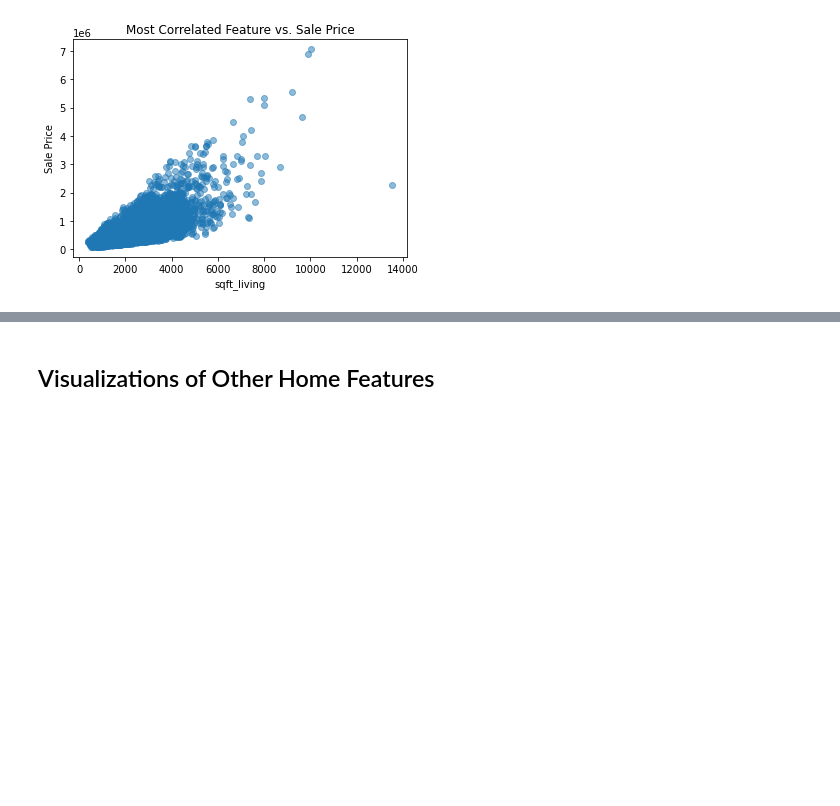
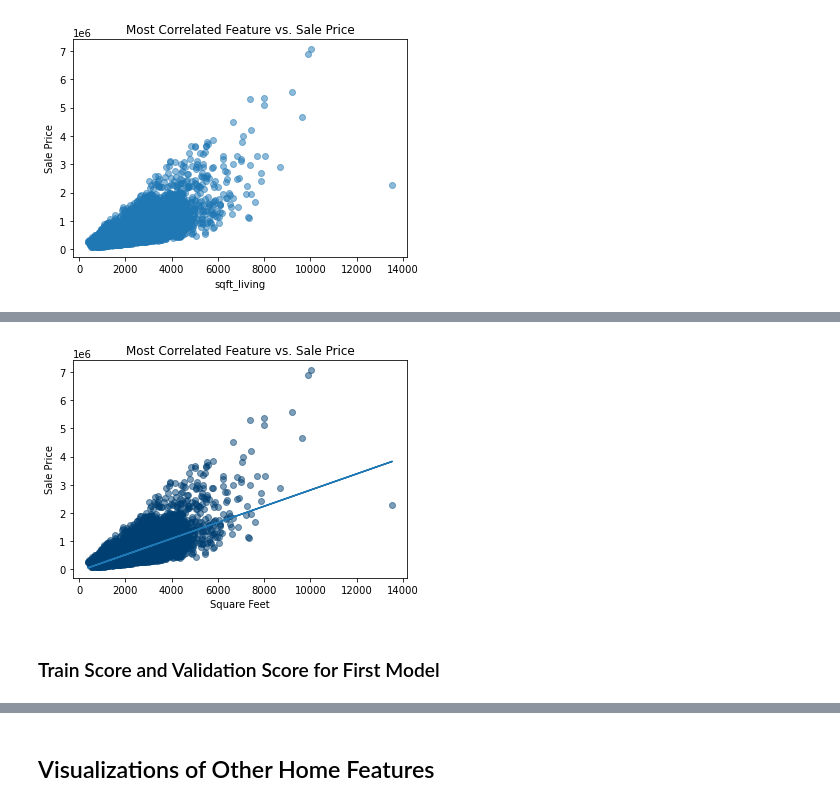
Before and after one commit to clarkkon/dsc-phase-2-project-v2-3, a Jupyter notebook: student.ipynb, the cells around one changed output, grey strips where cells are left out. Saved outputs shown, nothing was run; the diff lists cells and outputs as text; code cells hidden in the pictures; blank space fills up the shorter version.

```diff
--- a/student.ipynb
+++ b/student.ipynb
@@ -314,3 +343,19 @@ ax.set_title("Most Correlated Feature vs. Sale Price");
+# %%
+def reg_line(m, c, xs):
+    return [(m*x)+c for x in xs]
+regression_line = reg_line(m, c, x)
+# %%
+fig, ax = plt.subplots()
+
+ax.scatter(X_train[most_correlated_feature], y_train, color='#003F72', alpha=0.5)
+plt.plot(x, regression_line, label="Regression Line")
+ax.set_xlabel("Square Feet")
+ax.set_ylabel("Sale Price")
+ax.set_title("Most Correlated Feature vs. Sale Price");
+# %% [output]
+[figure, added]
+# %% [markdown]
+### Train Score and Validation Score for First Model
 # %%
 from sklearn.model_selection import cross_validate, ShuffleSplit
 
```
Also changed, not shown: parts of 13 cells of this notebook.
